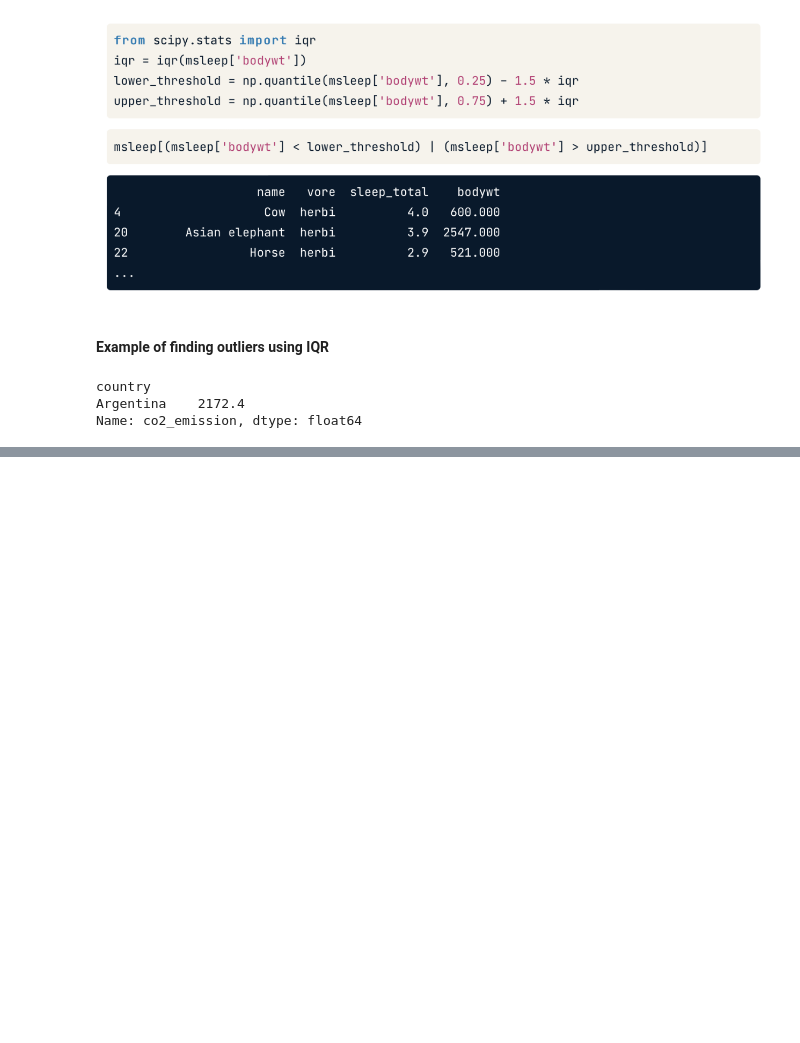
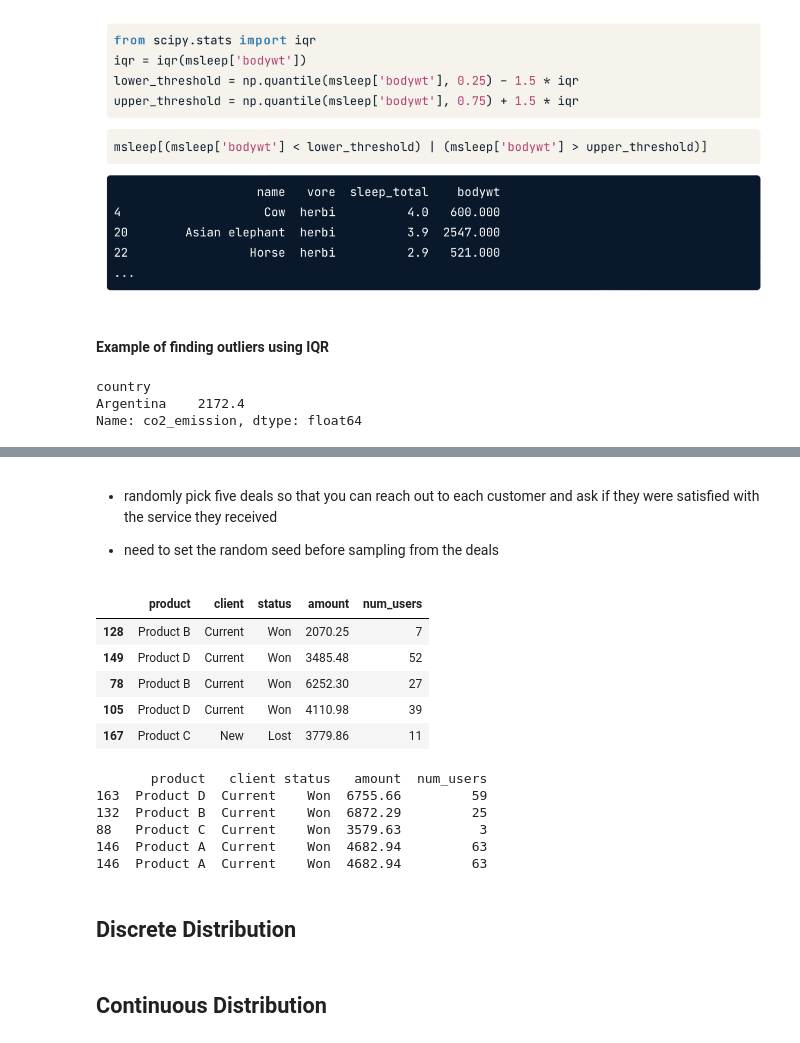
Before and after one commit to RadchaneepornC/Python-Learning, a Jupyter notebook: Statistics in Python/Statistics in Python.ipynb, the cells around one changed output, grey strips where cells are left out. Saved outputs shown, nothing was run; the diff lists cells and outputs as text; code cells hidden in the pictures; blank space fills up the shorter version.

```diff
--- a/Statistics in Python/Statistics in Python.ipynb
+++ b/Statistics in Python/Statistics in Python.ipynb
@@ -436,0 +495,32 @@ df.describe()
+# %% [markdown]
+ - randomly pick five deals so that you can reach out to each customer and ask if they were satisfied with the service they received
+
+ - need to set the random seed before sampling from the deals
+# %%
+# Sample 5 deals without replacement
+np.random.seed(24)
+sample_without_replacement = df_amir_deals.sample(5)
+sample_without_replacement
+# %% [output]
+|  | product | client | status | amount | num_users |
+| 128 | Product B | Current | Won | 2070.25 | 7 |
+| 149 | Product D | Current | Won | 3485.48 | 52 |
+| 78 | Product B | Current | Won | 6252.30 | 27 |
+| 105 | Product D | Current | Won | 4110.98 | 39 |
+| 167 | Product C | New | Lost | 3779.86 | 11 |
+# %%
+# Sample 5 deals with replacement
+np.random.seed(24)
+sample_with_replacement = df_amir_deals.sample(5, replace = True)
+print(sample_with_replacement)
+# %% [output]
+       product   client status   amount  num_users
+163  Product D  Current    Won  6755.66         59
+132  Product B  Current    Won  6872.29         25
+88   Product C  Current    Won  3579.63          3
+146  Product A  Current    Won  4682.94         63
+146  Product A  Current    Won  4682.94         63
+# %% [markdown]
+## **Discrete Distribution**
+# %% [markdown]
+## **Continuous Distribution**
```
Also changed, not shown: parts of 13 cells of this notebook.
